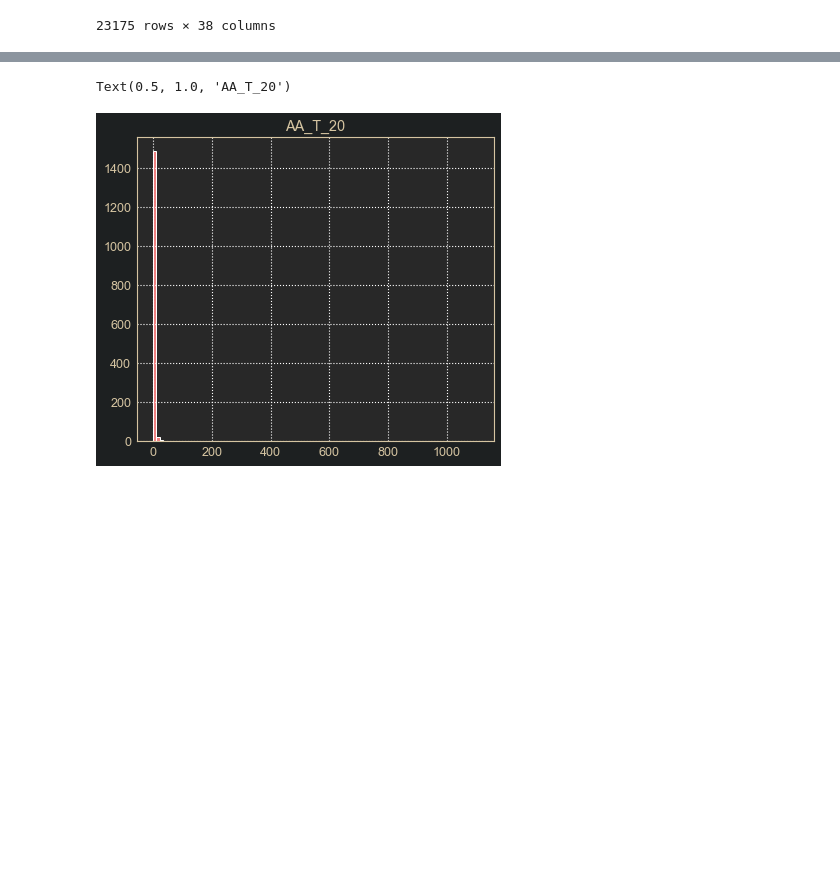
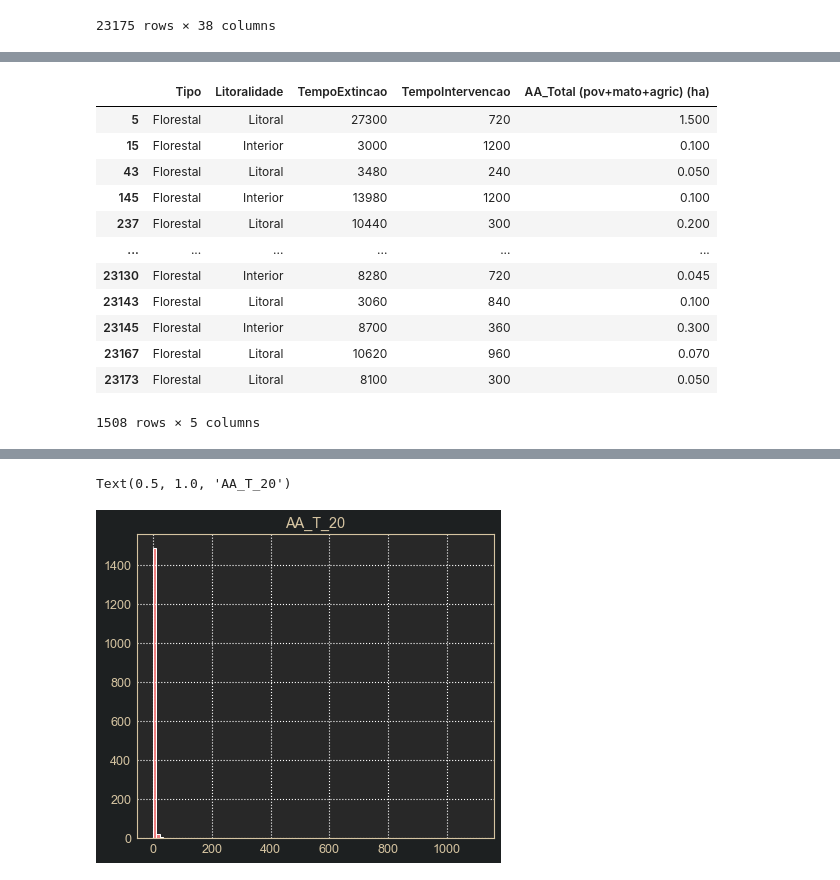
Before and after one commit to VascoBartolo/FCED_project, a Jupyter notebook: FCED_project.ipynb, the cells around one changed output, grey strips where cells are left out. Saved outputs shown, nothing was run; the diff lists cells and outputs as text; code cells hidden in the pictures; blank space fills up the shorter version.

```diff
--- a/FCED_project.ipynb
+++ b/FCED_project.ipynb
@@ -129,3 +149,24 @@ reacendimentos_slim.head()
+# %%
+#Se for necessário trabalhar em segundos
+
+reacendimentos_slim_delta = reacendimentos_slim.copy()
+reacendimentos_slim_delta['TempoExtincao'] = reacendimentos_slim_delta['TempoExtincao'].astype('int64') // 10**9
+reacendimentos_slim_delta['TempoIntervencao'] = reacendimentos_slim_delta['TempoIntervencao'].astype('int64') // 10**9
+reacendimentos_slim_delta
+# %% [output]
+|  | Tipo | Litoralidade | TempoExtincao | TempoIntervencao | AA_Total (pov+mato+agric) (ha) |
+| 5 | Florestal | Litoral | 27300 | 720 | 1.500 |
+| 15 | Florestal | Interior | 3000 | 1200 | 0.100 |
+| 43 | Florestal | Litoral | 3480 | 240 | 0.050 |
+| 145 | Florestal | Interior | 13980 | 1200 | 0.100 |
+| 237 | Florestal | Litoral | 10440 | 300 | 0.200 |
+| ... | ... | ... | ... | ... | ... |
+| 23130 | Florestal | Interior | 8280 | 720 | 0.045 |
+| 23143 | Florestal | Litoral | 3060 | 840 | 0.100 |
+| 23145 | Florestal | Interior | 8700 | 360 | 0.300 |
+| 23167 | Florestal | Litoral | 10620 | 960 | 0.070 |
+| 23173 | Florestal | Litoral | 8100 | 300 | 0.050 |
+1508 rows × 5 columns
 # %%
 stat_summary = reacendimentos_slim.describe()
 stat_summary.loc['range'] = stat_summary.loc['max'] - stat_summary.loc['min']
```
Also changed, not shown: parts of 7 cells of this notebook.
